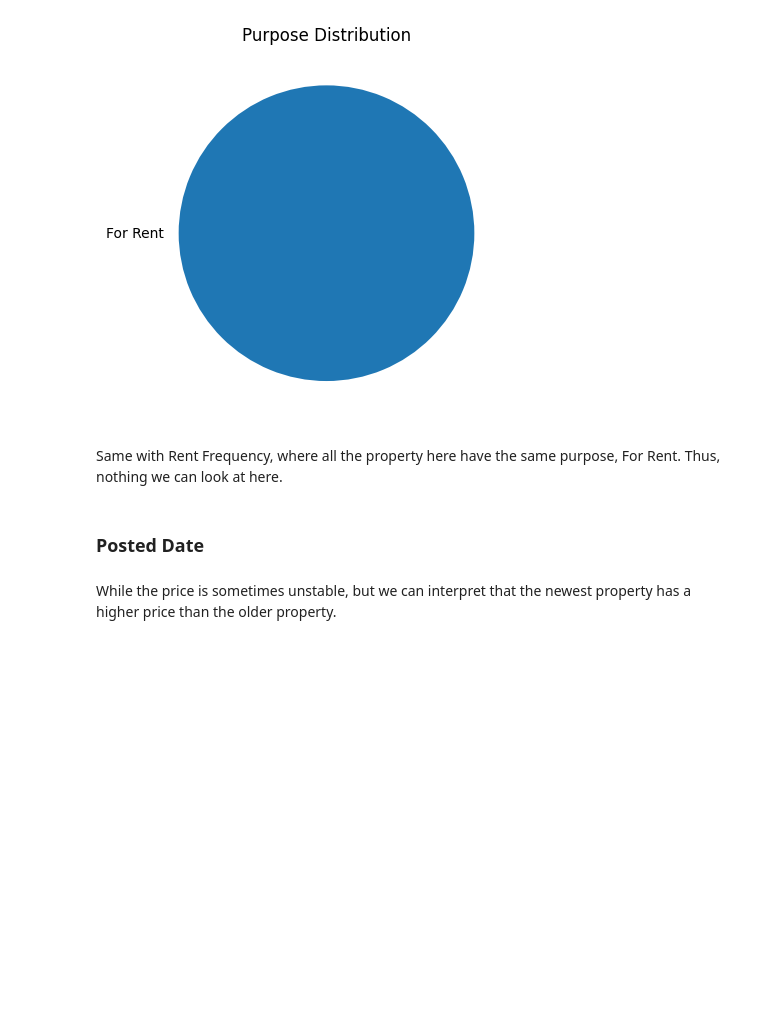
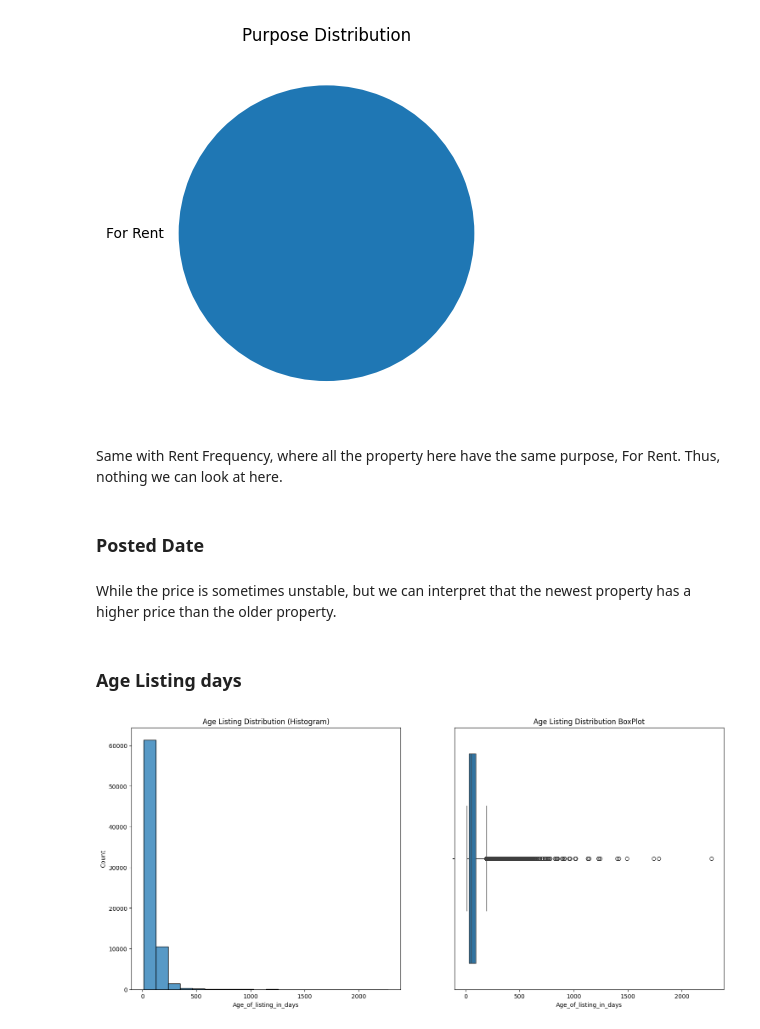
Before and after one commit to JonathanSuryaS/AOL---Machine-Learning, a Jupyter notebook: dubai.ipynb, the cells around one changed output. Saved outputs shown, nothing was run; the diff lists cells and outputs as text; code cells hidden in the pictures; blank space fills up the shorter version.

```diff
--- a/dubai.ipynb
+++ b/dubai.ipynb
@@ -263,3 +263,14 @@ fig = px.line(rental_trend, x='Posted_date', y='Rent',
 fig.show()
 # %% [markdown]
 While the price is sometimes unstable, but we can interpret that the newest property has a higher price than the older property.
+# %% [markdown]
+### Age Listing days
+# %%
+fig, ax = plt.subplots(1, 2, figsize = (18, 8))
+sns.histplot(data = data, x = 'Age_of_listing_in_days', ax = ax[0], bins = 20)
+ax[0].set_title('Age Listing Distribution (Histogram)')
+sns.boxplot(data = data, x = 'Age_of_listing_in_days')
+ax[1].set_title('Age Listing Distribution BoxPlot')
+plt.show()
+# %% [output]
+[figure, added]
```
Also changed, not shown: parts of 4 cells of this notebook.
